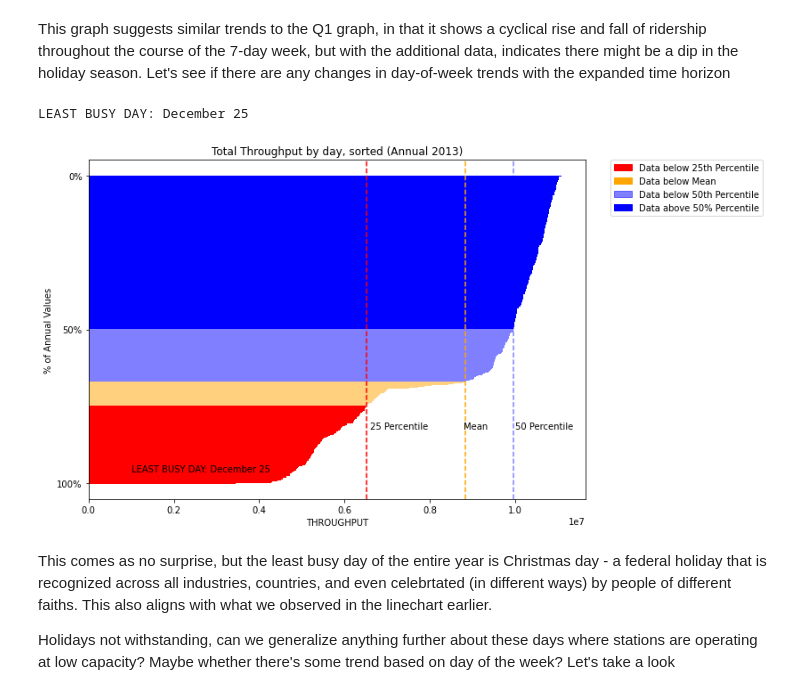
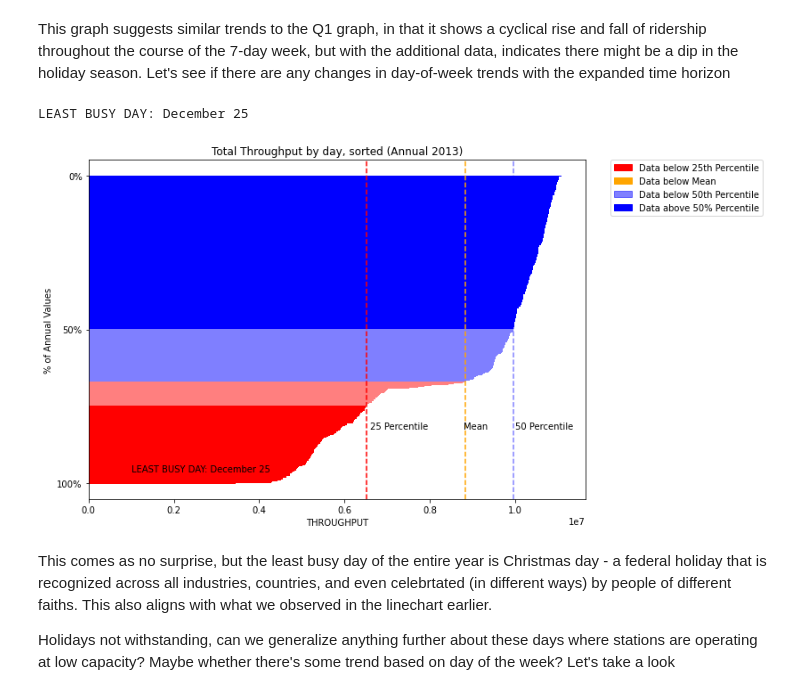
Before and after one commit to Kyle-Codes/DS-Projects, a Jupyter notebook: NYC Metro Analysis.ipynb, the cells around one changed output. Drawn from its saved outputs; the diff is of its cells as text; code cells hidden in the pictures.

```diff
--- a/NYC Metro Analysis.ipynb
+++ b/NYC Metro Analysis.ipynb
@@ -917,33 +924,35 @@ This graph suggests similar trends to the Q1 graph, in that it shows a cyclical
 temp = temp.reset_index().sort_values(by="THROUGHPUT", ascending=False).reset_index(drop=True).reset_index()
 # %%
 fig, ax = plt.subplots(figsize=(10, 7))
+#sns.barplot(data=temp[temp["THROUGHPUT"] > through_25], y="index", x="THROUGHPUT", orient="h", color="b")
+#sns.barplot(data=temp[temp["THROUGHPUT"] < through_25], y="index", x="THROUGHPUT", orient="h", color="r")
 ax.barh(data=temp[temp.THROUGHPUT <= through_25], y="index", width="THROUGHPUT", height=1, color="r")
-ax.barh(data=temp[(temp.THROUGHPUT > through_25)&(temp.THROUGHPUT <= through_mean)], y="index", width="THROUGHPUT", height=1, color="orange", alpha=.5)
+ax.barh(data=temp[(temp.THROUGHPUT > through_25)&(temp.THROUGHPUT <= through_mean)], y="index", width="THROUGHPUT", height=1, color="r", alpha=.5)
 ax.barh(data=temp[(temp.THROUGHPUT > through_mean)&(temp.THROUGHPUT<=through_50)], y="index", width="THROUGHPUT", height=1, color="b", alpha=.5)
 ax.barh(data=temp[temp.THROUGHPUT>through_50], y="index", width="THROUGHPUT", height=1, color="b")
 ax.set_xlabel("THROUGHPUT")
 plt.gca().invert_yaxis()
 plt.ylabel("% of Annual Values")
 plt.yticks(np.linspace(0, max(temp.reset_index().index),3), ["0%", "50%", "100%"])
 
 ax.axvline(x=through_mean, color='orange', linestyle='--');
 ax.axvline(x=through_25, color='r', linestyle='--');
 ax.axvline(x=through_50, color='b', alpha=.5, linestyle='--');
 ax.annotate("25 Percentile", (6600000,300), color="black")
 ax.annotate("Mean", (8800000,300), color="black")
 ax.annotate("50 Percentile", (10000000,300), color="black")
 ax.set_title("Total Throughput by day, sorted (Annual 2013)");
 ax.annotate(f"LEAST BUSY DAY: {temp.iloc[-1]['DATETIME'].strftime('%B %d')}", (1000000,350), color='black');
 print(f"LEAST BUSY DAY: {temp.iloc[-1]['DATETIME'].strftime('%B %d')}");
 
 red = mpatches.Patch(color='red', label='Data below 25th Percentile')
 orange = mpatches.Patch(color='orange', label='Data below Mean')
 blue = mpatches.Patch(color='blue', alpha=.5, label='Data below 50th Percentile')
 blue_full = mpatches.Patch(color='blue', label='Data above 50% Percentile')
 plt.legend(handles=[red, orange, blue, blue_full], bbox_to_anchor=(1.05, 1), loc=2, borderaxespad=0.);
 # %% [output]
 LEAST BUSY DAY: December 25
-[figure, old version]
+[figure, new version]
 # %%
 temp = temp.drop(columns="index")
 # %% [markdown]
```
Also changed, not shown: parts of 7 cells of this notebook.
